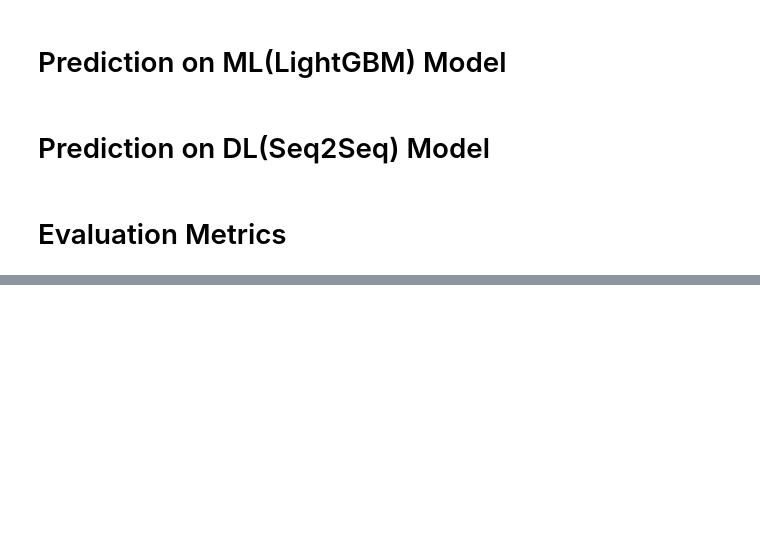
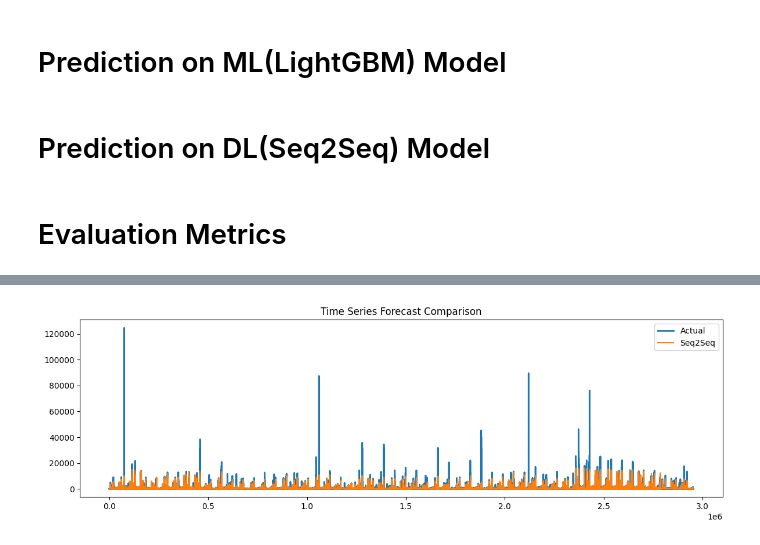
Before and after one commit to sabin74/Enterprise-Intelligent-Demand-Forecasting-Decision-Optimization-Platform, a Jupyter notebook: notebooks/07_model_evaluation.ipynb, the cells around one changed output, grey strips where cells are left out. Saved outputs shown, nothing was run; the diff lists cells and outputs as text; code cells hidden in the pictures; blank space fills up the shorter version.

```diff
--- a/notebooks/07_model_evaluation.ipynb
+++ b/notebooks/07_model_evaluation.ipynb
@@ -286,3 +304,15 @@ plt.show()
+# %%
+# Time Series Plot - DL Modle
+
+plt.figure(figsize=(12, 4))
+plt.plot(y_true_dl, label="Actual", linewidth=2)
+plt.plot(y_pred_dl, label="Seq2Seq")
+plt.legend()
+plt.title("Time Series Forecast Comparison")
+plt.tight_layout()
+plt.show()
+# %% [output]
+[figure, added]
 # %%
 # Error Distribution
 err_lgbm = y_true_ml - y_pred_ml
```
Also changed, not shown: parts of 7 cells of this notebook.
